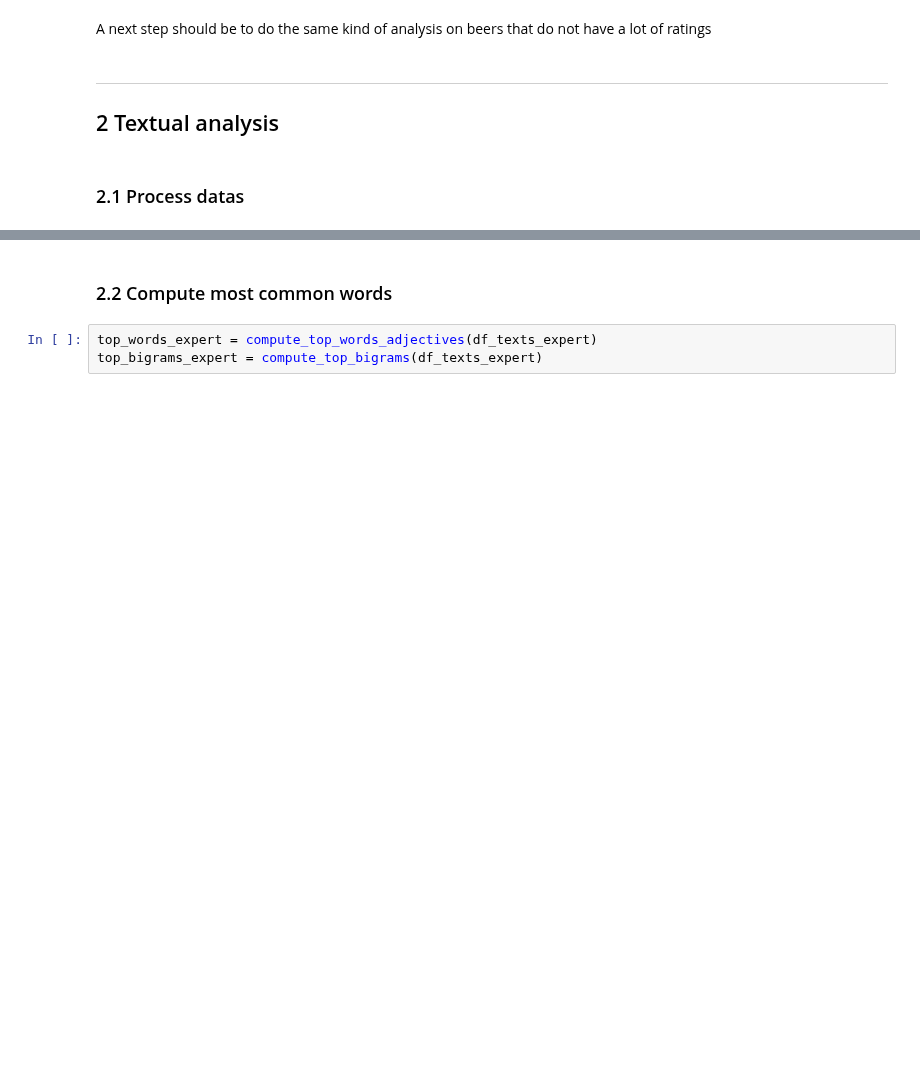
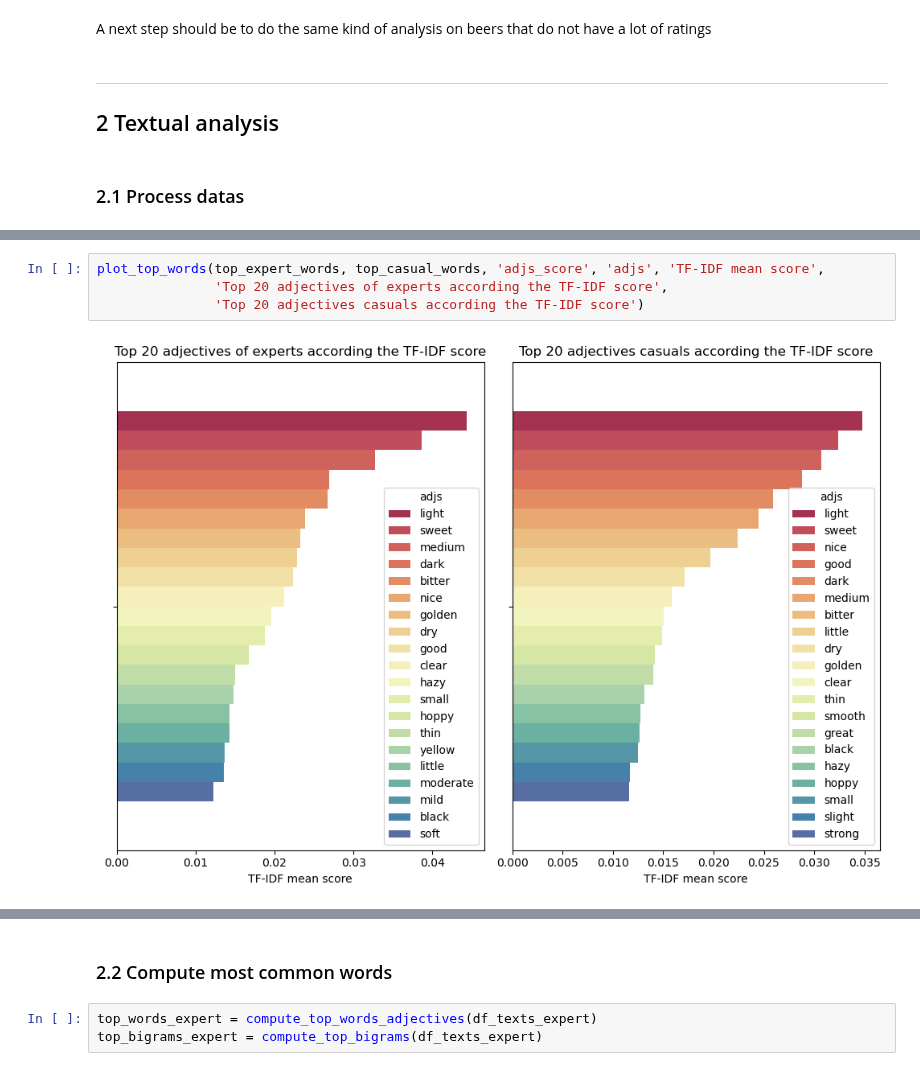
Before and after one commit to epfl-ada/ada-2023-project-remontada, a Jupyter notebook: code/main_vincent.ipynb, the cells around one changed output, grey strips where cells are left out. Cells and saved outputs as stored; diff of their text form; blank space fills up the shorter version.

```diff
--- a/code/main_vincent.ipynb
+++ b/code/main_vincent.ipynb
@@ -998,0 +1020,6 @@ Loading the dataframe in pickle format from ../datas/processed/
+# %%
+plot_top_words(top_expert_words, top_casual_words, 'adjs_score', 'adjs', 'TF-IDF mean score',
+               'Top 20 adjectives of experts according the TF-IDF score',
+               'Top 20 adjectives casuals according the TF-IDF score')
+# %% [output]
+[figure, added]
```
Also changed, not shown: parts of 12 cells of this notebook, 2 other files.
